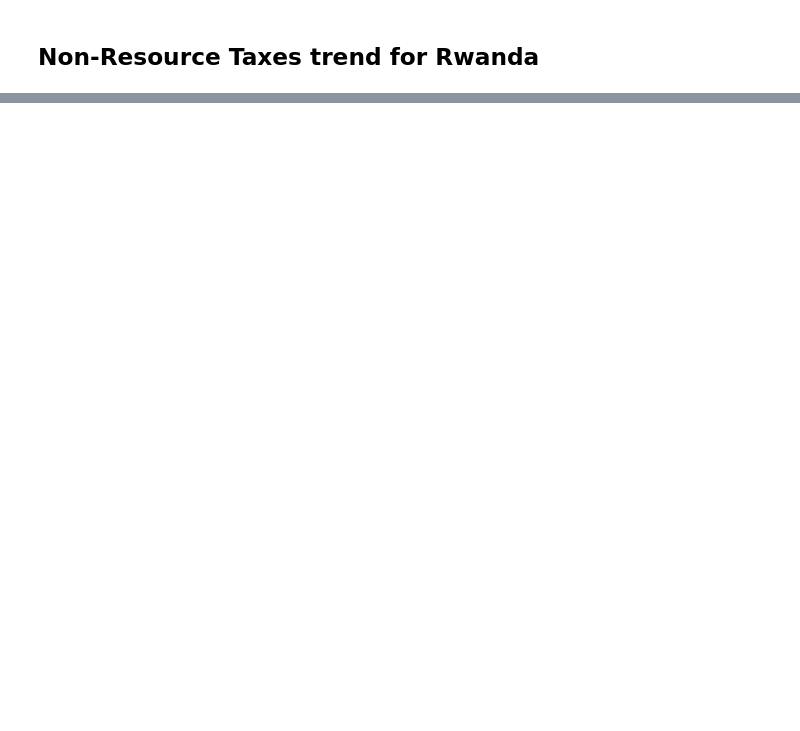
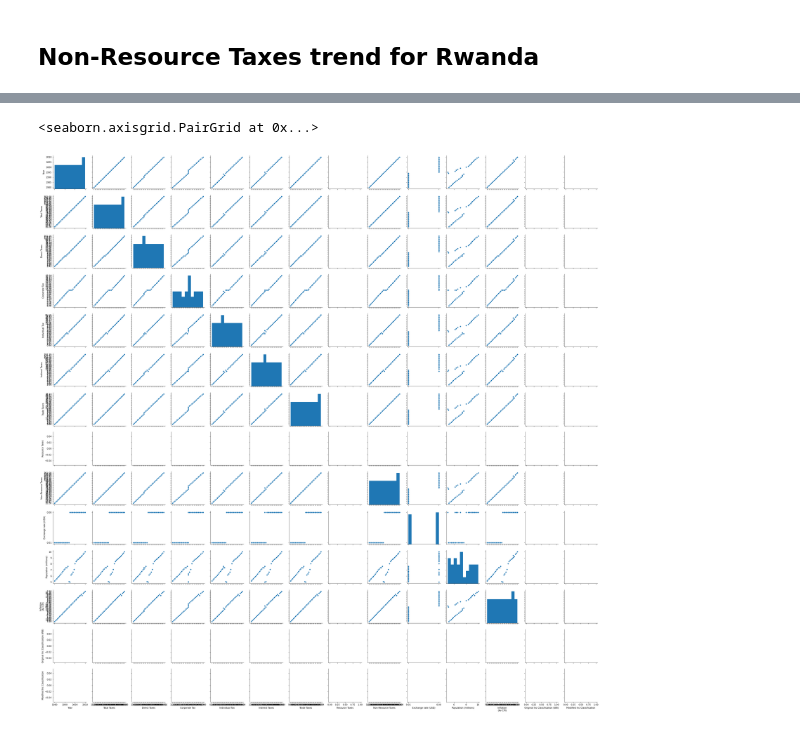
Before and after one commit to EdwardObala1/ML_Simple_Datacleaning, a Jupyter notebook: Group_Work_2_RRA/Group_Work_Assignment2.ipynb, the cells around one changed output, grey strips where cells are left out. Drawn from its saved outputs; the diff is of its cells as text; code cells hidden in the pictures; blank space fills up the shorter version.

```diff
--- a/Group_Work_2_RRA/Group_Work_Assignment2.ipynb
+++ b/Group_Work_2_RRA/Group_Work_Assignment2.ipynb
@@ -334,4 +344,6 @@ Text(0.5, 1.0, 'Non-Resource Taxesdata for rwanda since 1980')
 # %%
 import seaborn as sns
-sns.pairplot(df1)
-xx = pd.read_excel("Rankings.xlsx", index_col=None, header=3)
+sns.pairplot(filtered_data)
+# %% [output]
+<seaborn.axisgrid.PairGrid at 0x...>
+[figure, added]
```
Also changed, not shown: parts of 6 cells of this notebook, 9 other files.
